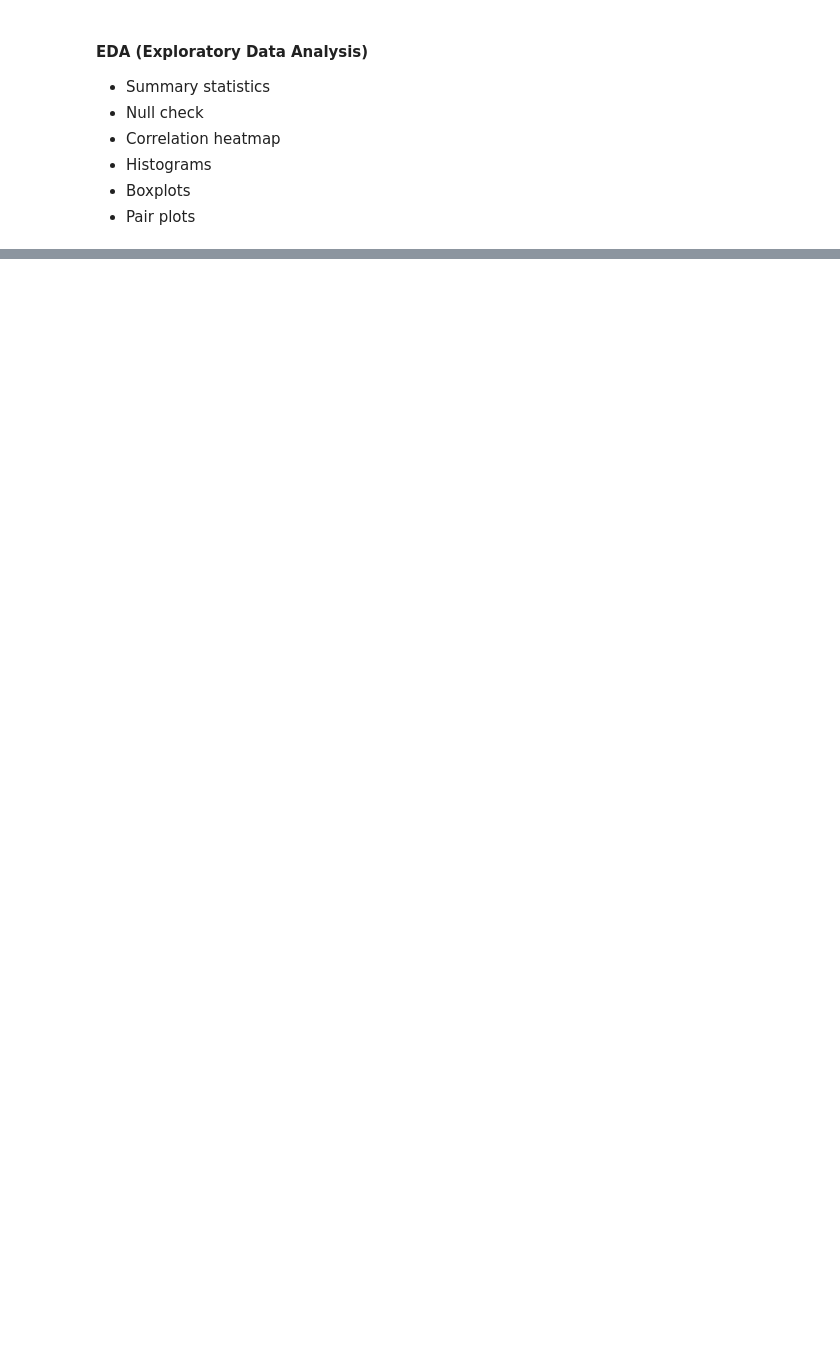
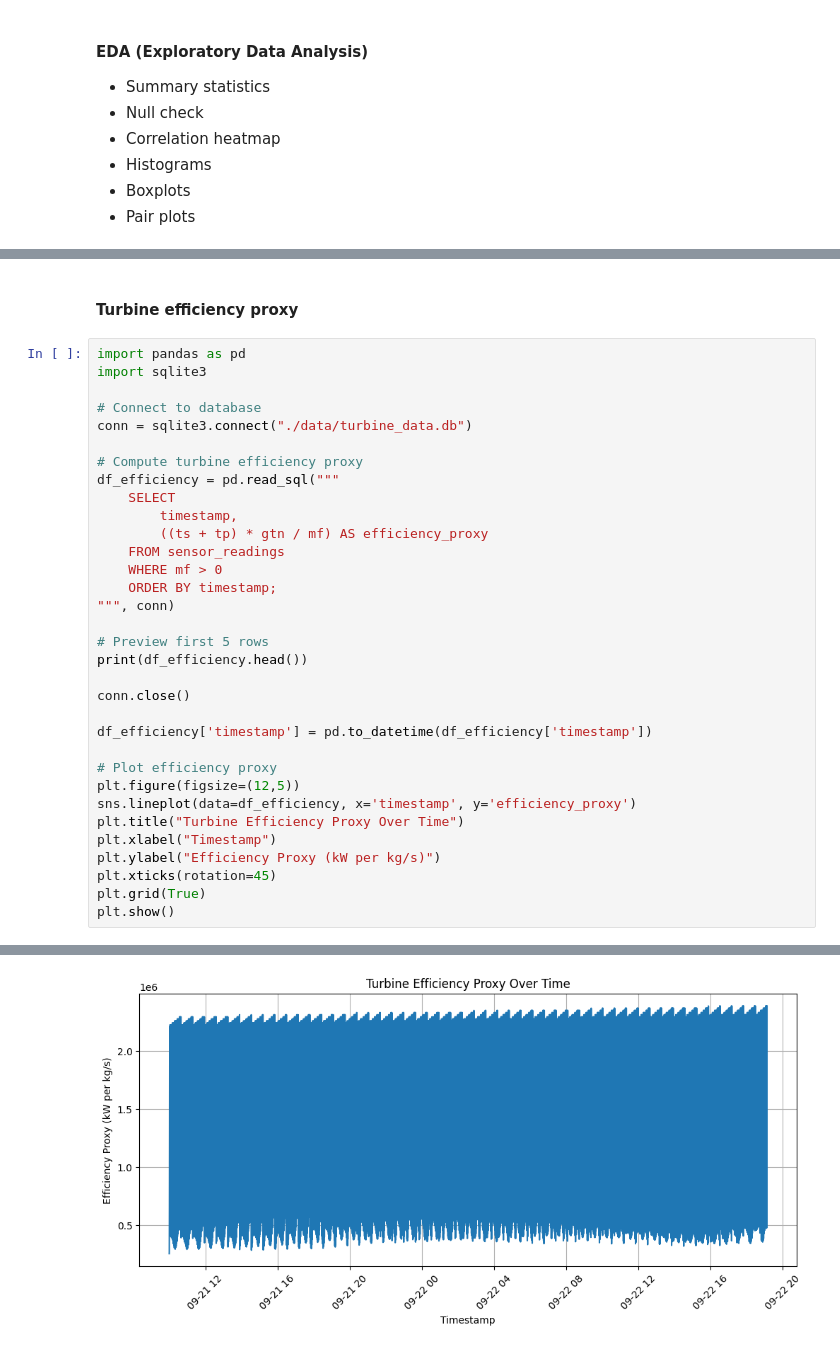
Before and after one commit to zahidkhandev/BOSCH, a Jupyter notebook: capstone/code/Capstone Project.ipynb, the cells around one changed output, grey strips where cells are left out. Saved outputs shown, nothing was run; the diff lists cells and outputs as text; blank space fills up the shorter version.

```diff
--- a/capstone/code/Capstone Project.ipynb
+++ b/capstone/code/Capstone Project.ipynb
@@ -278,0 +983,36 @@ turbine_data_cleaned.csv created successfully
+# %% [markdown]
+#### Turbine efficiency proxy
+# %%
+import pandas as pd
+import sqlite3
+
+# Connect to database
+conn = sqlite3.connect("./data/turbine_data.db")
+
+# Compute turbine efficiency proxy
+df_efficiency = pd.read_sql("""
+    SELECT
+        timestamp,
+        ((ts + tp) * gtn / mf) AS efficiency_proxy
+    FROM sensor_readings
+    WHERE mf > 0
+    ORDER BY timestamp;
+""", conn)
+
+# Preview first 5 rows
+print(df_efficiency.head())
+
+conn.close()
+
+df_efficiency['timestamp'] = pd.to_datetime(df_efficiency['timestamp'])
+
+# Plot efficiency proxy
+plt.figure(figsize=(12,5))
+sns.lineplot(data=df_efficiency, x='timestamp', y='efficiency_proxy')
+plt.title("Turbine Efficiency Proxy Over Time")
+plt.xlabel("Timestamp")
+plt.ylabel("Efficiency Proxy (kW per kg/s)")
+plt.xticks(rotation=45)
+plt.grid(True)
+plt.show()
+# %% [output]
@@ -278,0 +1025 @@ turbine_data_cleaned.csv created successfully
+[figure, added]
```
Also changed, not shown: parts of 43 cells of this notebook, 5 other files.
